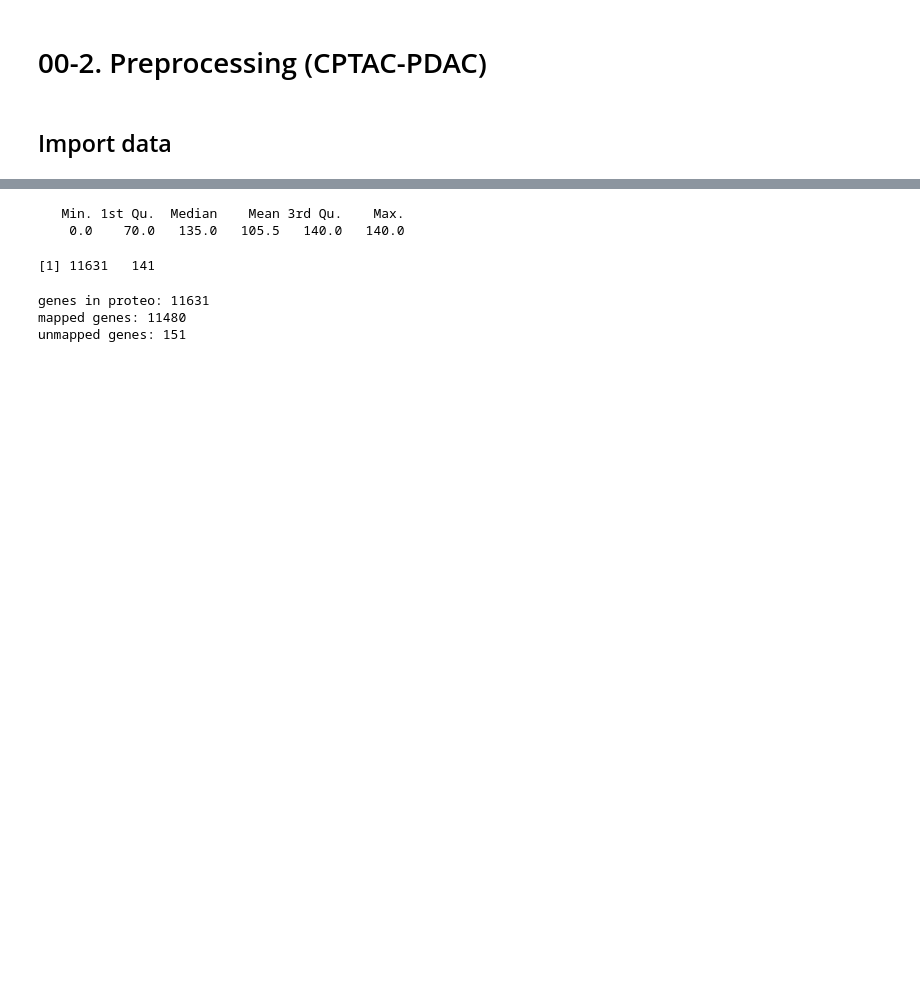
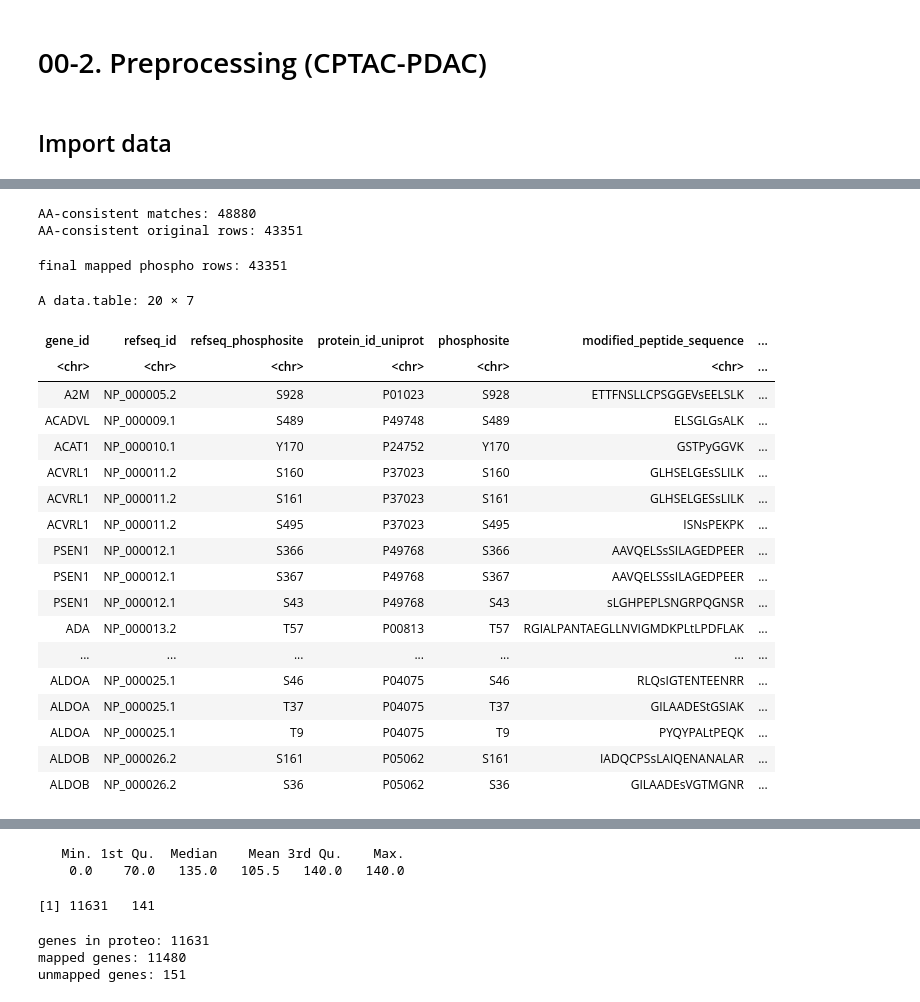
Before and after one commit to yknkns/signalfibration, a Jupyter notebook: docs/00-2_cptac-pdac_data_acquisition.ipynb, the cells around one changed output, grey strips where cells are left out. Cells and saved outputs as stored; diff of their text form; code cells hidden in the pictures; blank space fills up the shorter version.

```diff
--- a/docs/00-2_cptac-pdac_data_acquisition.ipynb
+++ b/docs/00-2_cptac-pdac_data_acquisition.ipynb
@@ -107,0 +107,2 @@ A data.table: 6 × 9
+# %%
+phospho_pep <- phospho_pep[n_mods == 1]
@@ -107,0 +229,77 @@ A data.table: 6 × 9
+# %%
+cand[
+  ,
+  uniprot_site_pos := peptide_start + mod_pos_in_peptide - 1
+]
+
+cand[
+  ,
+  uniprot_site_aa := substr(
+    fasta_sequence,
+    uniprot_site_pos,
+    uniprot_site_pos
+  )
+]
+
+cand <- cand[mod_aa == uniprot_site_aa]
+
+cat("AA-consistent matches:", nrow(cand), "\n")
+cat("AA-consistent original rows:", uniqueN(cand$row_id), "\n")
+
+cand[
+  ,
+  phosphosite := paste0(
+    uniprot_site_aa,
+    uniprot_site_pos
+  )
+]
+# %% [output]
+AA-consistent matches: 48880
+AA-consistent original rows: 43351
+# %%
+setorder(cand, row_id, -is_sp, protein_id_uniprot)
+
+cand_best <- cand[
+  ,
+  .SD[1],
+  by = row_id
+]
+
+cat("final mapped phospho rows:", nrow(cand_best), "\n")
+
+head(
+  cand_best[
+    ,
+    .(
+      gene_id,
+      refseq_id,
+      refseq_phosphosite,
+      protein_id_uniprot,
+      phosphosite,
+      modified_peptide_sequence,
+      peptide_sequence
+    )
+  ],
+  20
+)
+# %% [output]
+final mapped phospho rows: 43351
+A data.table: 20 × 7
+| gene_id | refseq_id | refseq_phosphosite | protein_id_uniprot | phosphosite | modified_peptide_sequence | ... |
+| <chr> | <chr> | <chr> | <chr> | <chr> | <chr> | ... |
+| A2M | NP_000005.2 | S928 | P01023 | S928 | ETTFNSLLCPSGGEVsEELSLK | ... |
+| ACADVL | NP_000009.1 | S489 | P49748 | S489 | ELSGLGsALK | ... |
+| ACAT1 | NP_000010.1 | Y170 | P24752 | Y170 | GSTPyGGVK | ... |
+| ACVRL1 | NP_000011.2 | S160 | P37023 | S160 | GLHSELGEsSLILK | ... |
+| ACVRL1 | NP_000011.2 | S161 | P37023 | S161 | GLHSELGESsLILK | ... |
+| ACVRL1 | NP_000011.2 | S495 | P37023 | S495 | ISNsPEKPK | ... |
+| PSEN1 | NP_000012.1 | S366 | P49768 | S366 | AAVQELSsSILAGEDPEER | ... |
+| PSEN1 | NP_000012.1 | S367 | P49768 | S367 | AAVQELSSsILAGEDPEER | ... |
+| PSEN1 | NP_000012.1 | S43 | P49768 | S43 | sLGHPEPLSNGRPQGNSR | ... |
+| ADA | NP_000013.2 | T57 | P00813 | T57 | RGIALPANTAEGLLNVIGMDKPLtLPDFLAK | ... |
+| ... | ... | ... | ... | ... | ... | ... |
+| ALDOA | NP_000025.1 | S46 | P04075 | S46 | RLQsIGTENTEENRR | ... |
+| ALDOA | NP_000025.1 | T37 | P04075 | T37 | GILAADEStGSIAK | ... |
+| ALDOA | NP_000025.1 | T9 | P04075 | T9 | PYQYPALtPEQK | ... |
+| ALDOB | NP_000026.2 | S161 | P05062 | S161 | IADQCPSsLAIQENANALAR | ... |
+| ALDOB | NP_000026.2 | S36 | P05062 | S36 | GILAADEsVGTMGNR | ... |
```
Also changed, not shown: parts of 12 cells of this notebook.
